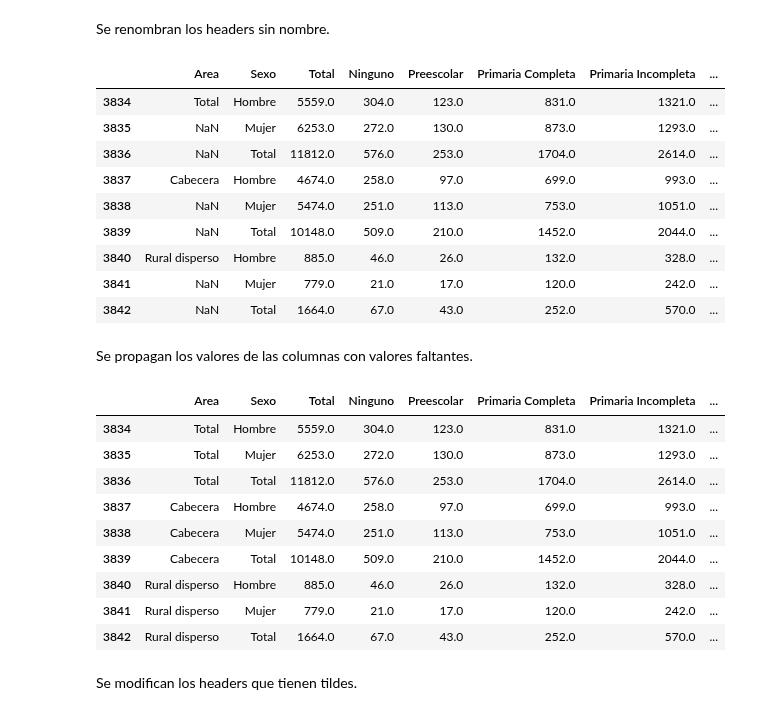
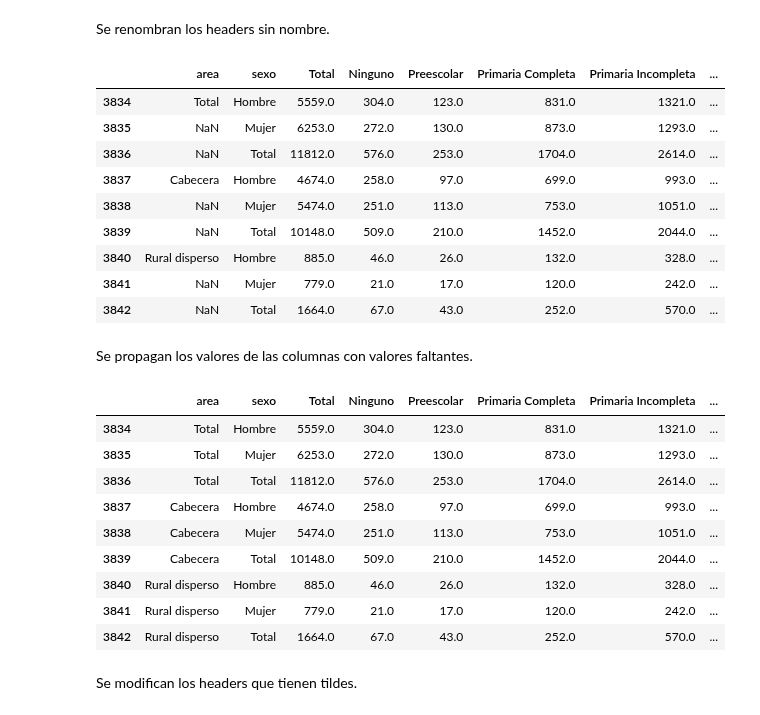
Before and after one commit to Schiavi13/Censo-Viterbo-Caldas-2018, a Jupyter notebook: source_to_csv_17pm.ipynb, the cells around one changed output. Saved outputs shown, nothing was run; the diff lists cells and outputs as text; code cells hidden in the pictures.

```diff
--- a/source_to_csv_17pm.ipynb
+++ b/source_to_csv_17pm.ipynb
@@ -59,10 +59,10 @@ df_17pm
 # %% [markdown]
 Se renombran los headers sin nombre.
 # %%
-df_17pm.rename(columns={'Unnamed: 2': 'Area', 'Unnamed: 3': 'Sexo'}, inplace=True)
+df_17pm.rename(columns={'Unnamed: 2': 'area', 'Unnamed: 3': 'sexo'}, inplace=True)
 df_17pm
 # %% [output]
-|  | Area | Sexo | Total | Ninguno | Preescolar | Primaria Completa | Primaria Incompleta | ... |
+|  | area | sexo | Total | Ninguno | Preescolar | Primaria Completa | Primaria Incompleta | ... |
 | 3834 | Total | Hombre | 5559.0 | 304.0 | 123.0 | 831.0 | 1321.0 | ... |
 | 3835 | NaN | Mujer | 6253.0 | 272.0 | 130.0 | 873.0 | 1293.0 | ... |
 | 3836 | NaN | Total | 11812.0 | 576.0 | 253.0 | 1704.0 | 2614.0 | ... |
@@ -75,10 +75,10 @@ df_17pm
 # %% [markdown]
 Se propagan los valores de las columnas con valores faltantes.
 # %%
-df_17pm['Area'] = df_17pm['Area'].ffill()
+df_17pm['area'] = df_17pm['area'].ffill()
 df_17pm
 # %% [output]
-|  | Area | Sexo | Total | Ninguno | Preescolar | Primaria Completa | Primaria Incompleta | ... |
+|  | area | sexo | Total | Ninguno | Preescolar | Primaria Completa | Primaria Incompleta | ... |
 | 3834 | Total | Hombre | 5559.0 | 304.0 | 123.0 | 831.0 | 1321.0 | ... |
 | 3835 | Total | Mujer | 6253.0 | 272.0 | 130.0 | 873.0 | 1293.0 | ... |
 | 3836 | Total | Total | 11812.0 | 576.0 | 253.0 | 1704.0 | 2614.0 | ... |
```
Also changed, not shown: parts of 5 cells of this notebook, 2 other files.
